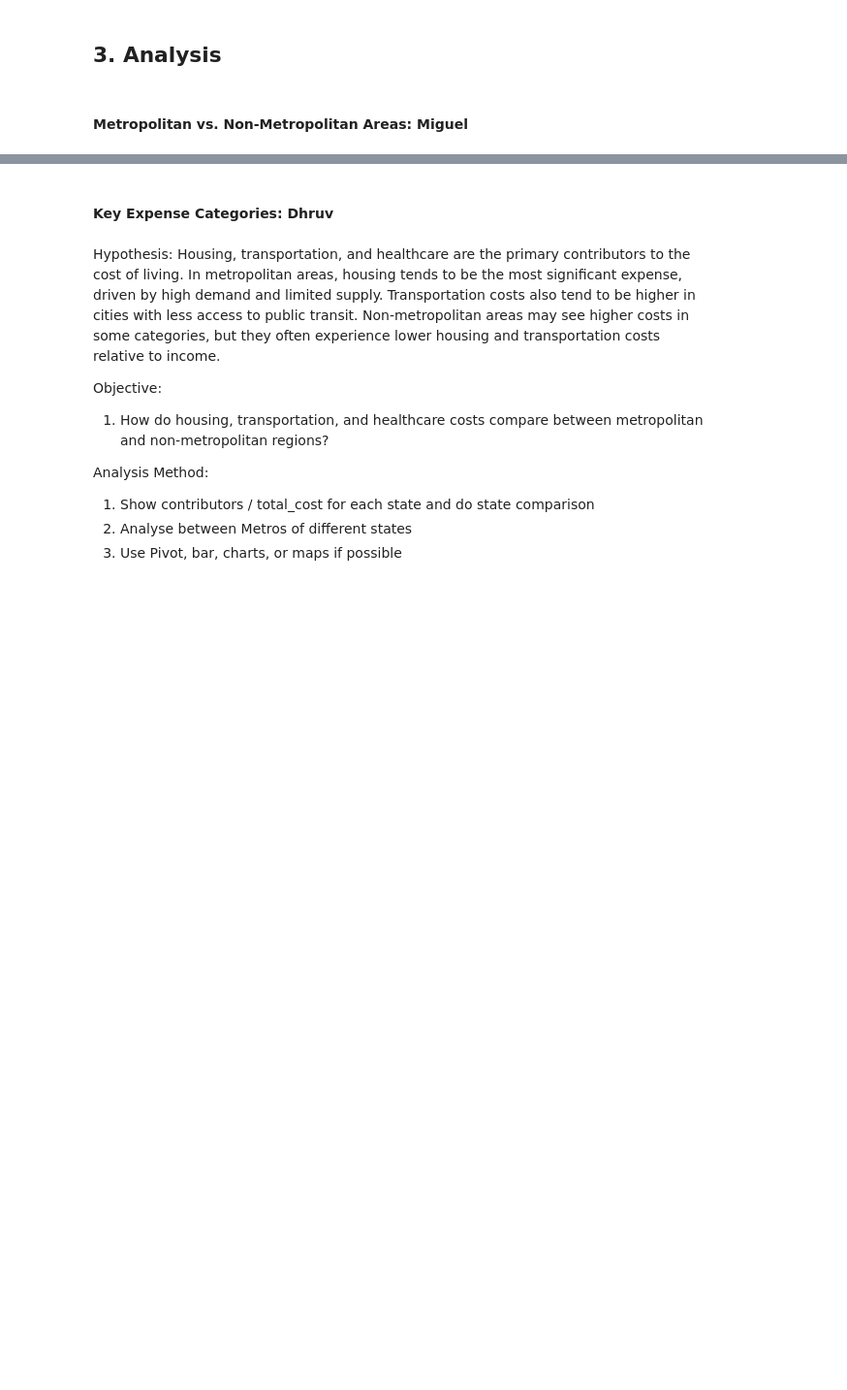
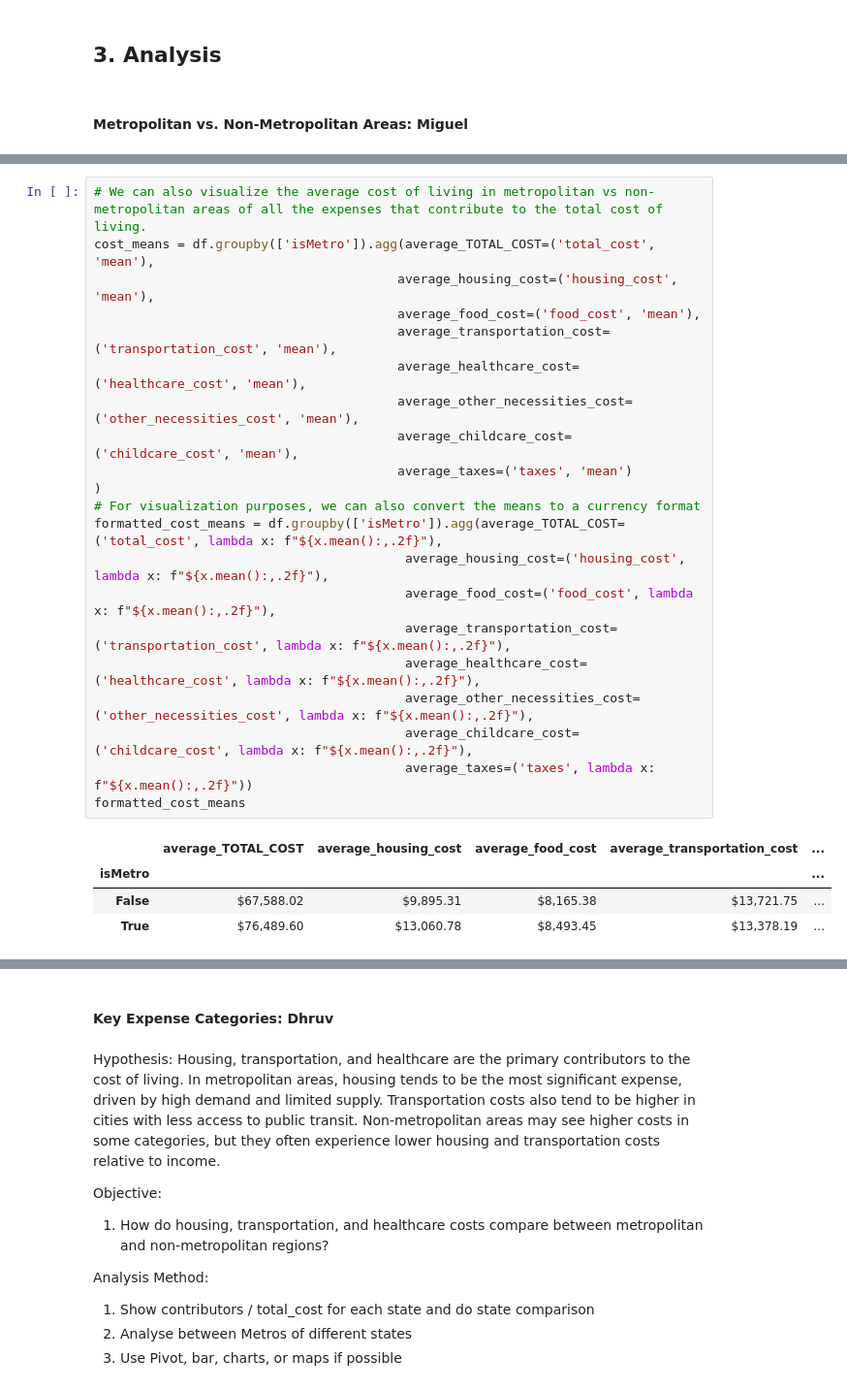
Before and after one commit to miguelmog10/data-science-group17, a Jupyter notebook: notebook/FoundationsDataScience_Winter2025_Group17.ipynb, the cells around one changed output, grey strips where cells are left out. Shown at 97% size. Saved outputs shown, nothing was run; the diff lists cells and outputs as text; blank space fills up the shorter version.

```diff
--- a/notebook/FoundationsDataScience_Winter2025_Group17.ipynb
+++ b/notebook/FoundationsDataScience_Winter2025_Group17.ipynb
@@ -580,0 +592,26 @@ memory usage: 5.2+ MB
+# %%
+# We can also visualize the average cost of living in metropolitan vs non-metropolitan areas of all the expenses that contribute to the total cost of living.
+cost_means = df.groupby(['isMetro']).agg(average_TOTAL_COST=('total_cost', 'mean'),
+                                        average_housing_cost=('housing_cost', 'mean'),
+                                        average_food_cost=('food_cost', 'mean'),
+                                        average_transportation_cost=('transportation_cost', 'mean'),
+                                        average_healthcare_cost=('healthcare_cost', 'mean'),
+                                        average_other_necessities_cost=('other_necessities_cost', 'mean'),
+                                        average_childcare_cost=('childcare_cost', 'mean'),
+                                        average_taxes=('taxes', 'mean')
+)
+# For visualization purposes, we can also convert the means to a currency format
+formatted_cost_means = df.groupby(['isMetro']).agg(average_TOTAL_COST=('total_cost', lambda x: f"${x.mean():,.2f}"),
+                                         average_housing_cost=('housing_cost', lambda x: f"${x.mean():,.2f}"),
+                                         average_food_cost=('food_cost', lambda x: f"${x.mean():,.2f}"),
+                                         average_transportation_cost=('transportation_cost', lambda x: f"${x.mean():,.2f}"),
+                                         average_healthcare_cost=('healthcare_cost', lambda x: f"${x.mean():,.2f}"),
+                                         average_other_necessities_cost=('other_necessities_cost', lambda x: f"${x.mean():,.2f}"),
+                                         average_childcare_cost=('childcare_cost', lambda x: f"${x.mean():,.2f}"),
+                                         average_taxes=('taxes', lambda x: f"${x.mean():,.2f}"))
+formatted_cost_means
+# %% [output]
+|  | average_TOTAL_COST | average_housing_cost | average_food_cost | average_transportation_cost | ... |
+| isMetro |  |  |  |  | ... |
+| False | $67,588.02 | $9,895.31 | $8,165.38 | $13,721.75 | ... |
+| True | $76,489.60 | $13,060.78 | $8,493.45 | $13,378.19 | ... |
```
Also changed, not shown: parts of 8 cells of this notebook.
